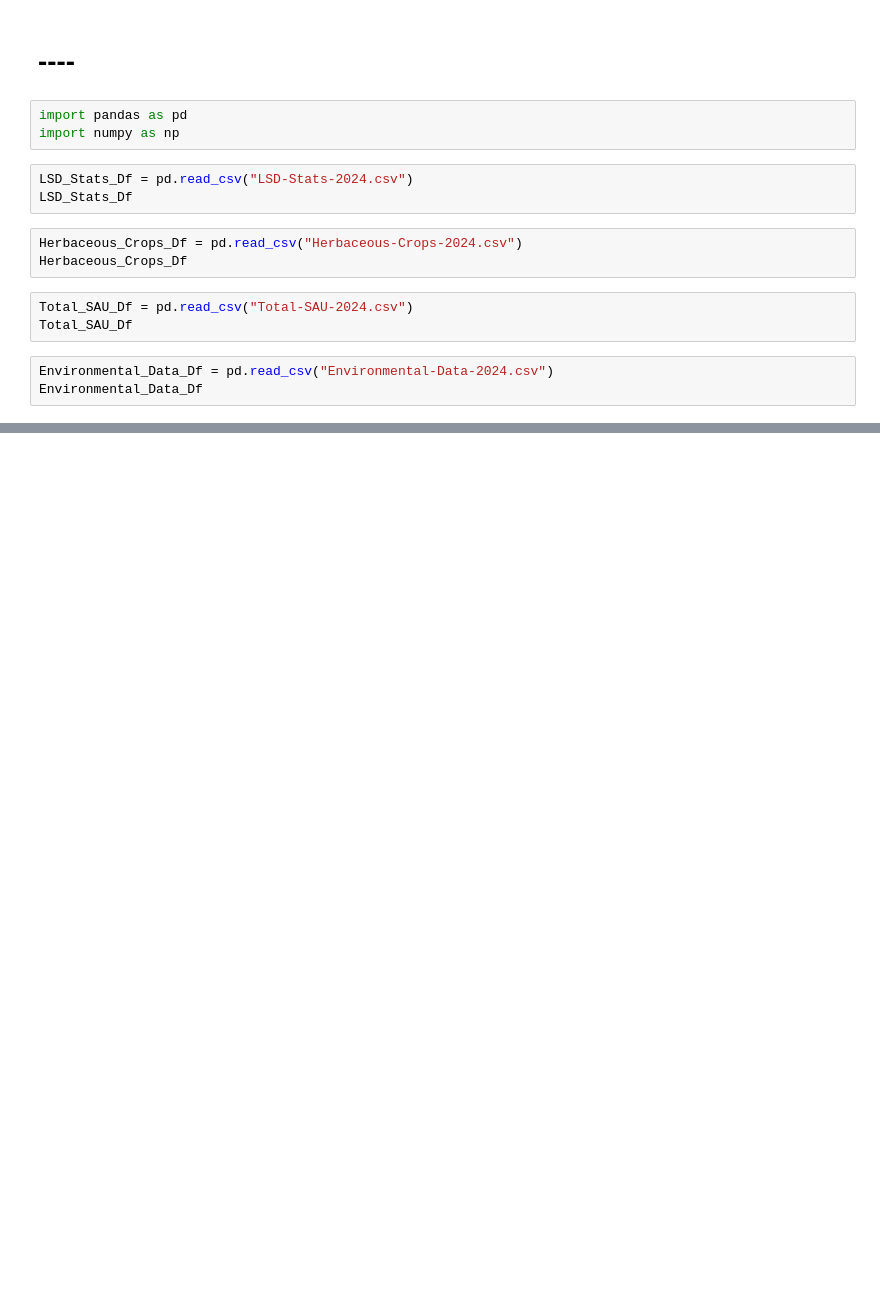
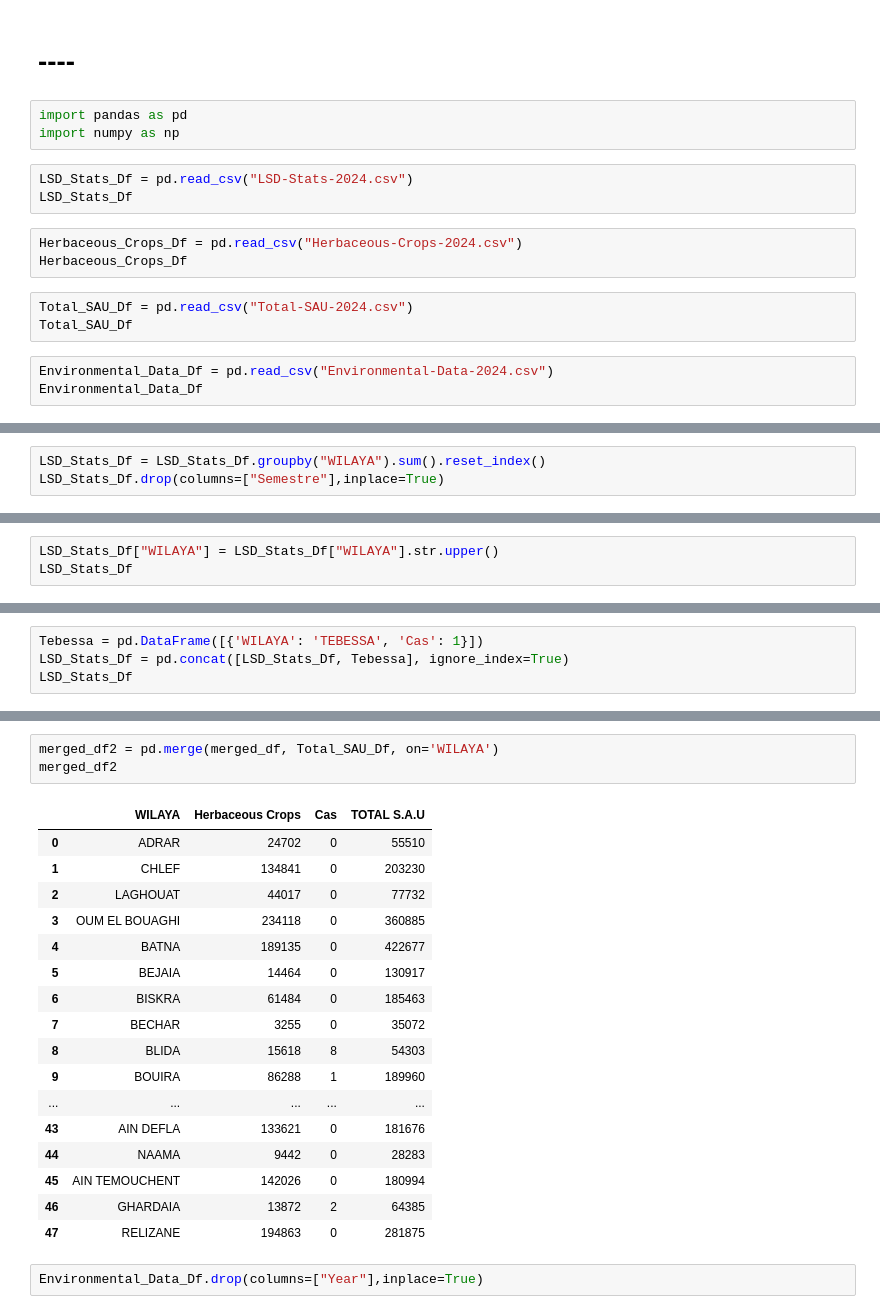
Before and after one commit to Mouadh-Bourezg/DataMiningProject, a Jupyter notebook: projectNotebook.ipynb, the cells around one changed output, grey strips where cells are left out. Cells and saved outputs as stored; diff of their text form; blank space fills up the shorter version.

```diff
--- a/projectNotebook.ipynb
+++ b/projectNotebook.ipynb
@@ -29,0 +99,3 @@ array(['ADRAR', 'CHLEF', 'LAGHOUAT', 'OUM EL BOUAGHI', 'BATNA', 'BEJAIA',
+# %%
+LSD_Stats_Df = LSD_Stats_Df.groupby("WILAYA").sum().reset_index()
+LSD_Stats_Df.drop(columns=["Semestre"],inplace=True)
@@ -29,0 +119,3 @@ array(['ADRAR', 'CHLEF', 'LAGHOUAT', 'OUM EL BOUAGHI', 'BATNA', 'BEJAIA',
+# %%
+LSD_Stats_Df["WILAYA"] = LSD_Stats_Df["WILAYA"].str.upper()
+LSD_Stats_Df
@@ -29,0 +137,4 @@ array(['ADRAR', 'CHLEF', 'LAGHOUAT', 'OUM EL BOUAGHI', 'BATNA', 'BEJAIA',
+# %%
+Tebessa = pd.DataFrame([{'WILAYA': 'TEBESSA', 'Cas': 1}])
+LSD_Stats_Df = pd.concat([LSD_Stats_Df, Tebessa], ignore_index=True)
+LSD_Stats_Df
@@ -29,0 +202,23 @@ array(['ADRAR', 'CHLEF', 'LAGHOUAT', 'OUM EL BOUAGHI', 'BATNA', 'BEJAIA',
+# %%
+merged_df2 = pd.merge(merged_df, Total_SAU_Df, on='WILAYA')
+merged_df2
+# %% [output]
+|  | WILAYA | Herbaceous Crops | Cas | TOTAL S.A.U |
+| 0 | ADRAR | 24702 | 0 | 55510 |
+| 1 | CHLEF | 134841 | 0 | 203230 |
+| 2 | LAGHOUAT | 44017 | 0 | 77732 |
+| 3 | OUM EL BOUAGHI | 234118 | 0 | 360885 |
+| 4 | BATNA | 189135 | 0 | 422677 |
+| 5 | BEJAIA | 14464 | 0 | 130917 |
+| 6 | BISKRA | 61484 | 0 | 185463 |
+| 7 | BECHAR | 3255 | 0 | 35072 |
+| 8 | BLIDA | 15618 | 8 | 54303 |
+| 9 | BOUIRA | 86288 | 1 | 189960 |
+| ... | ... | ... | ... | ... |
+| 43 | AIN DEFLA | 133621 | 0 | 181676 |
+| 44 | NAAMA | 9442 | 0 | 28283 |
+| 45 | AIN TEMOUCHENT | 142026 | 0 | 180994 |
+| 46 | GHARDAIA | 13872 | 2 | 64385 |
+| 47 | RELIZANE | 194863 | 0 | 281875 |
+# %%
+Environmental_Data_Df.drop(columns=["Year"],inplace=True)
```
Also changed, not shown: parts of 16 cells of this notebook, 1 other file.
